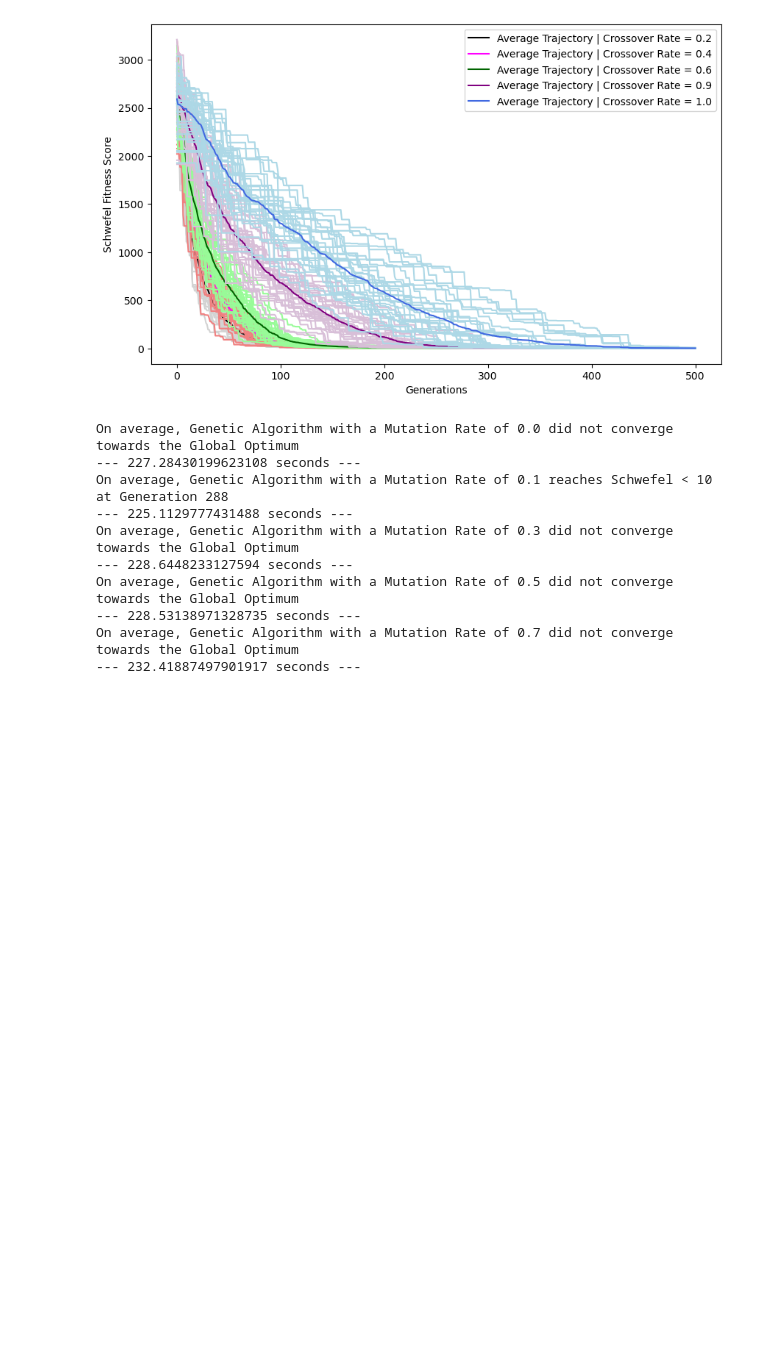
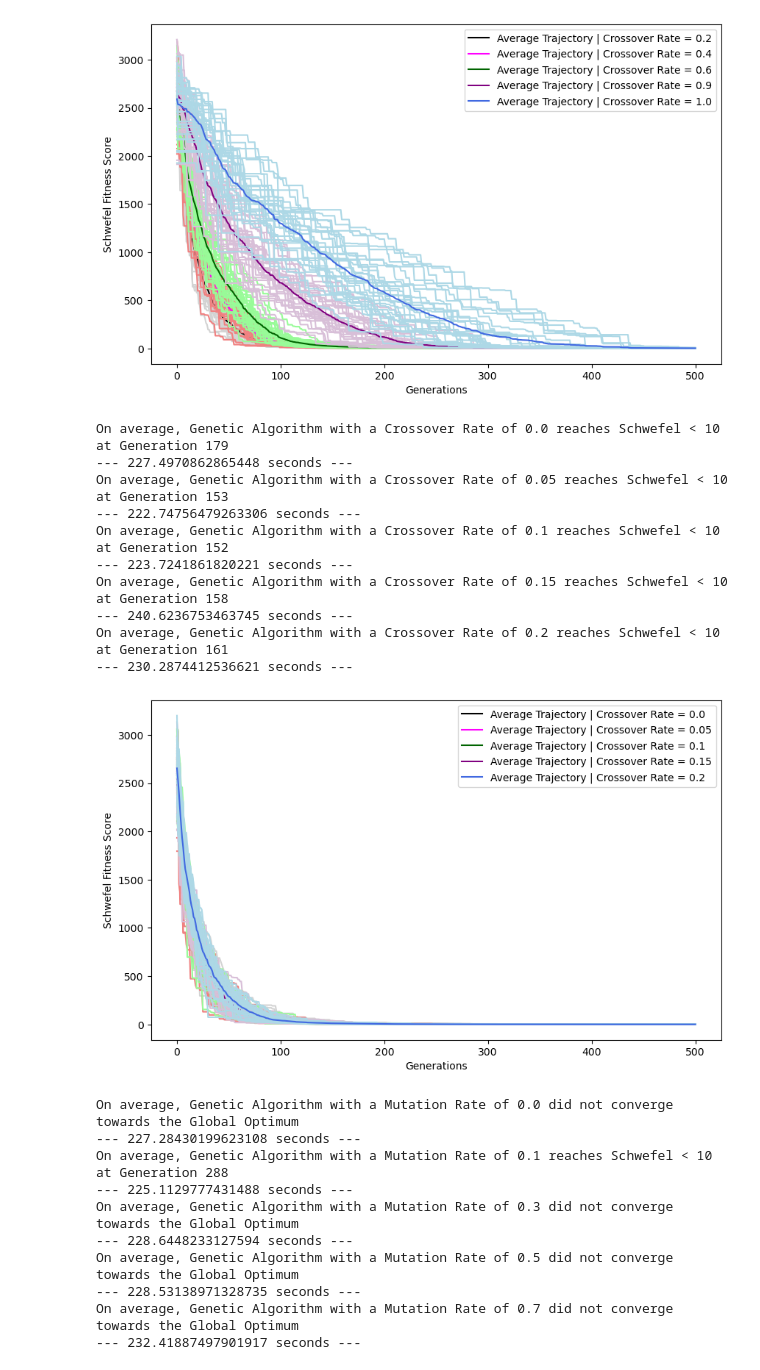
Before and after one commit to AlexPei-YuTsai/8-queen-evo-algo, a Jupyter notebook: schwefel.ipynb, the cells around one changed output. Drawn from its saved outputs; the diff is of its cells as text; code cells hidden in the pictures; blank space fills up the shorter version.

```diff
--- a/schwefel.ipynb
+++ b/schwefel.ipynb
@@ -345,6 +345,71 @@ On average, Genetic Algorithm with a Crossover Rate of 0.9 reaches Schwefel < 10
 On average, Genetic Algorithm with a Crossover Rate of 1.0 reaches Schwefel < 10 at Generation 436
 --- 226.08642721176147 seconds ---
 [figure]
+# %%
+# This time, with varying Crossover Rates
+tsizes=[0.0, 0.05, 0.1, 0.15, 0.2]
+color=[["lightgrey", "black"], ["lightcoral", "magenta"], ["palegreen", "darkgreen"], ["thistle", "purple"], ["lightblue", "royalblue"]]
+
+# Test different conditions
+for test in range(5):
+    # Each Test Bundle
+    start_time = time.time()
+    xrate = tsizes[test]
+    data = []
+    for trial in range(30):
+        # Initialize population
+        population = [[random.uniform(-512, 512) for i in range(10)] for i in range(100)]
+
+        # Keep track of both fitness over time and best performer overtime
+        # Doing range(501) here because we're also counting its initial performance
+        f_progress = [min([schwefel(i) for i in population])]
+
+        for i in range(500):
+            # Make 100 Kids
+            for i in range(50):
+                # Parent Selection
+                parents = parent_sel(population)
+
+                # Variation Operators
+                children = cross(*parents)
+                children = [mutate(i) for i in children]
+                population = population+children
+
+            # Survival Selection
+            population = det_surv(population)
+            f_progress.append(min([schwefel(i) for i in population]))
+        data.append(f_progress)
+    # Plot Results of each Test Bundle
+    data_df = pd.DataFrame(data)
+    average_df = data_df.mean(axis=0).to_frame(name="Average Fitness each Generation")
+    if (len(average_df[average_df['Average Fitness each Generation']<10])>0):
+        print(f"On average, Genetic Algorithm with a Crossover Rate of {xrate} reaches Schwefel < 10 at Generation {average_df[average_df['Average Fitness each Generation']<10].iloc[0].name}")
+    else:
+        print(f"On average, Genetic Algorithm with a Crossover Rate of {xrate} did not converge towards the Global Optimum")
+    print("--- %s seconds ---" % (time.time() - start_time))
+    for i in range(30):
+        data_df.iloc[i].plot(color=color[test][0], label="_nolegend_")
+    data_df.mean(axis=0).plot(color=color[test][1], label=f"Average Trajectory | Crossover Rate = {xrate}")
+
+plt.ylabel("Schwefel Fitness Score")
+plt.xlabel("Generations")
+plt.legend()
+plt.show()
+
+# Reset parameters
+xrate=0.9
+# %% [output]
+On average, Genetic Algorithm with a Crossover Rate of 0.0 reaches Schwefel < 10 at Generation 179
+--- 227.4970862865448 seconds ---
+On average, Genetic Algorithm with a Crossover Rate of 0.05 reaches Schwefel < 10 at Generation 153
+--- 222.74756479263306 seconds ---
+On average, Genetic Algorithm with a Crossover Rate of 0.1 reaches Schwefel < 10 at Generation 152
+--- 223.7241861820221 seconds ---
+On average, Genetic Algorithm with a Crossover Rate of 0.15 reaches Schwefel < 10 at Generation 158
+--- 240.6236753463745 seconds ---
+On average, Genetic Algorithm with a Crossover Rate of 0.2 reaches Schwefel < 10 at Generation 161
+--- 230.2874412536621 seconds ---
+[figure, added]
 # %%
 # This time, with varying Mutation Rates
 tsizes=[0.0, 0.1, 0.3, 0.5, 0.7]
```
Also changed, not shown: parts of 9 cells of this notebook.
